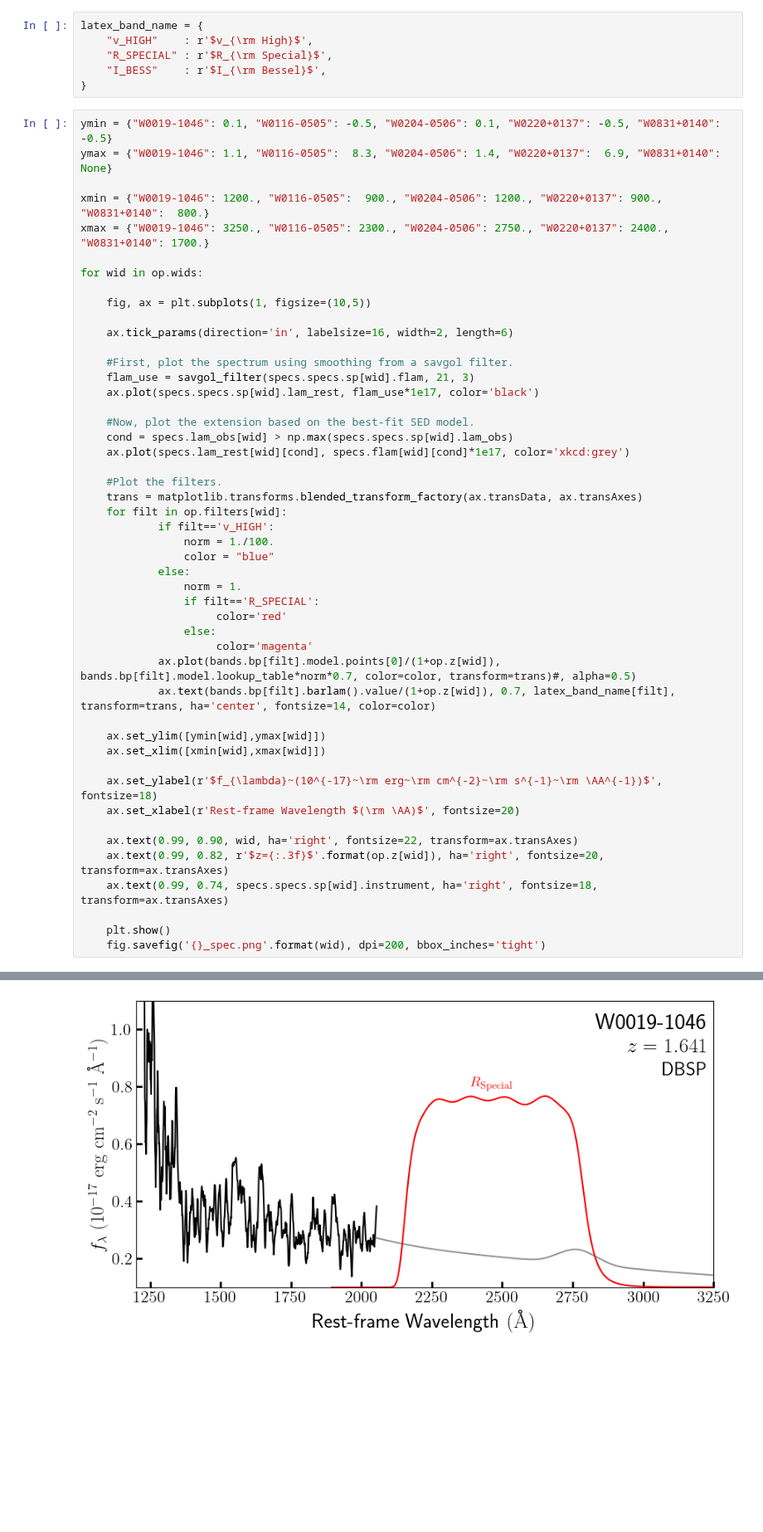
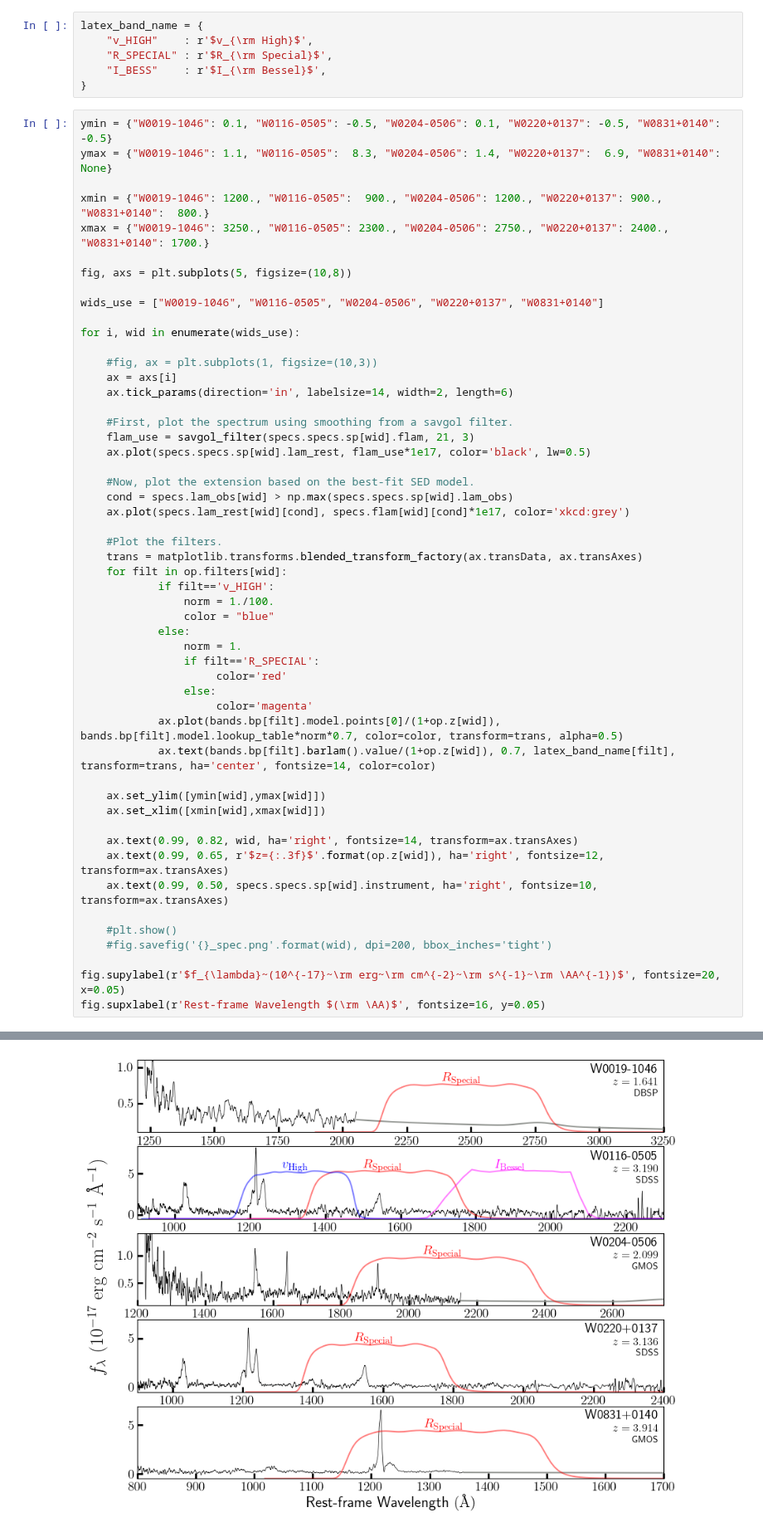
Before and after one commit to rjassef/Impol_BHDs_repo, a Jupyter notebook: plots/spec_plots/spec_plots.ipynb, the cells around one changed output, grey strips where cells are left out. Shown at 83% size. Saved outputs shown, nothing was run; the diff lists cells and outputs as text; blank space fills up the shorter version.

Commit message:
Updated spec plots.

```diff
--- a/plots/spec_plots/spec_plots.ipynb
+++ b/plots/spec_plots/spec_plots.ipynb
@@ -79,15 +79,19 @@ ymax = {"W0019-1046": 1.1, "W0116-0505":  8.3, "W0204-0506": 1.4, "W0220+0137":
 xmin = {"W0019-1046": 1200., "W0116-0505":  900., "W0204-0506": 1200., "W0220+0137": 900., "W0831+0140":  800.}
 xmax = {"W0019-1046": 3250., "W0116-0505": 2300., "W0204-0506": 2750., "W0220+0137": 2400., "W0831+0140": 1700.}
 
-for wid in op.wids:
+fig, axs = plt.subplots(5, figsize=(10,8))
 
-    fig, ax = plt.subplots(1, figsize=(10,5))
+wids_use = ["W0019-1046", "W0116-0505", "W0204-0506", "W0220+0137", "W0831+0140"]
 
-    ax.tick_params(direction='in', labelsize=16, width=2, length=6)
+for i, wid in enumerate(wids_use):
+
+    #fig, ax = plt.subplots(1, figsize=(10,3))
+    ax = axs[i]
+    ax.tick_params(direction='in', labelsize=14, width=2, length=6)
 
     #First, plot the spectrum using smoothing from a savgol filter.
     flam_use = savgol_filter(specs.specs.sp[wid].flam, 21, 3)
-    ax.plot(specs.specs.sp[wid].lam_rest, flam_use*1e17, color='black')
+    ax.plot(specs.specs.sp[wid].lam_rest, flam_use*1e17, color='black', lw=0.5)
 
     #Now, plot the extension based on the best-fit SED model.
     cond = specs.lam_obs[wid] > np.max(specs.specs.sp[wid].lam_obs)
@@ -105,19 +109,19 @@ for wid in op.wids:
                      color='red'
                 else:
                      color='magenta'
-            ax.plot(bands.bp[filt].model.points[0]/(1+op.z[wid]), bands.bp[filt].model.lookup_table*norm*0.7, color=color, transform=trans)#, alpha=0.5)
+            ax.plot(bands.bp[filt].model.points[0]/(1+op.z[wid]), bands.bp[filt].model.lookup_table*norm*0.7, color=color, transform=trans, alpha=0.5)
             ax.text(bands.bp[filt].barlam().value/(1+op.z[wid]), 0.7, latex_band_name[filt], transform=trans, ha='center', fontsize=14, color=color)
 
     ax.set_ylim([ymin[wid],ymax[wid]])
     ax.set_xlim([xmin[wid],xmax[wid]])
 
-    ax.set_ylabel(r'$f_{\lambda}~(10^{-17}~\rm erg~\rm cm^{-2}~\rm s^{-1}~\rm \AA^{-1})$', fontsize=18)
-    ax.set_xlabel(r'Rest-frame Wavelength $(\rm \AA)$', fontsize=20)
+    ax.text(0.99, 0.82, wid, ha='right', fontsize=14, transform=ax.transAxes)
+    ax.text(0.99, 0.65, r'$z={:.3f}$'.format(op.z[wid]), ha='right', fontsize=12, transform=ax.transAxes)
+    ax.text(0.99, 0.50, specs.specs.sp[wid].instrument, ha='right', fontsize=10, transform=ax.transAxes)
 
-    ax.text(0.99, 0.90, wid, ha='right', fontsize=22, transform=ax.transAxes)
-    ax.text(0.99, 0.82, r'$z={:.3f}$'.format(op.z[wid]), ha='right', fontsize=20, transform=ax.transAxes)
-    ax.text(0.99, 0.74, specs.specs.sp[wid].instrument, ha='right', fontsize=18, transform=ax.transAxes)
+    #plt.show()
+    #fig.savefig('{}_spec.png'.format(wid), dpi=200, bbox_inches='tight')
 
-    plt.show()
-    fig.savefig('{}_spec.png'.format(wid), dpi=200, bbox_inches='tight')
+fig.supylabel(r'$f_{\lambda}~(10^{-17}~\rm erg~\rm cm^{-2}~\rm s^{-1}~\rm \AA^{-1})$', fontsize=20, x=0.05)
+fig.supxlabel(r'Rest-frame Wavelength $(\rm \AA)$', fontsize=16, y=0.05)
 # %% [output]
@@ -124 +129 @@ for wid in op.wids:
-[figure, old version]
+[figure, new version]
```
Also changed, not shown: parts of 2 cells of this notebook, 6 other files.
